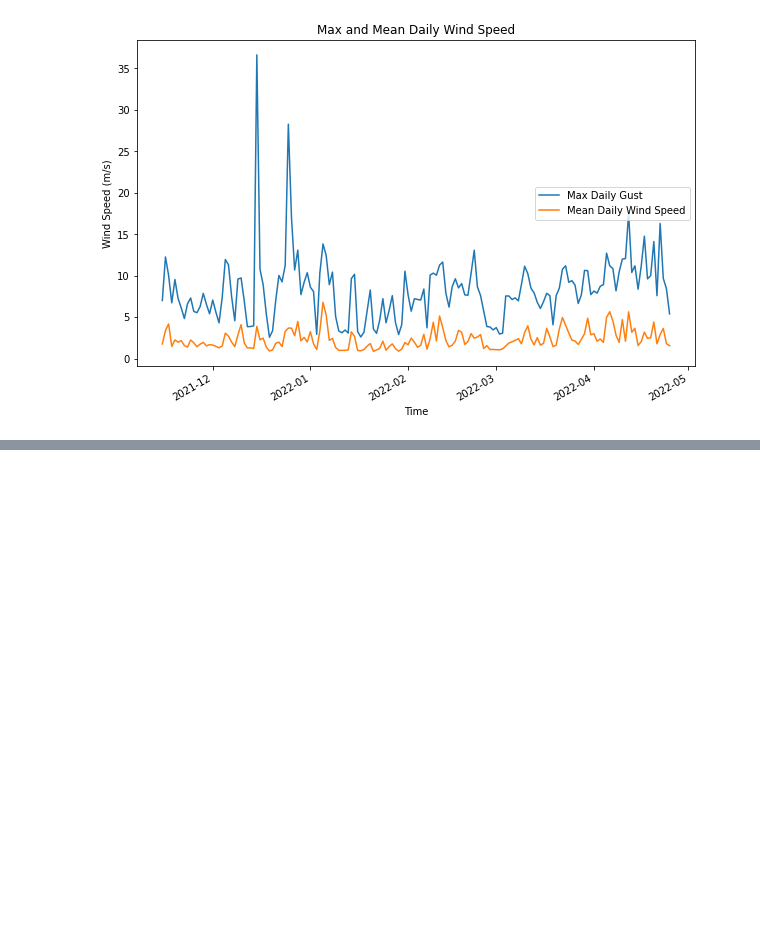
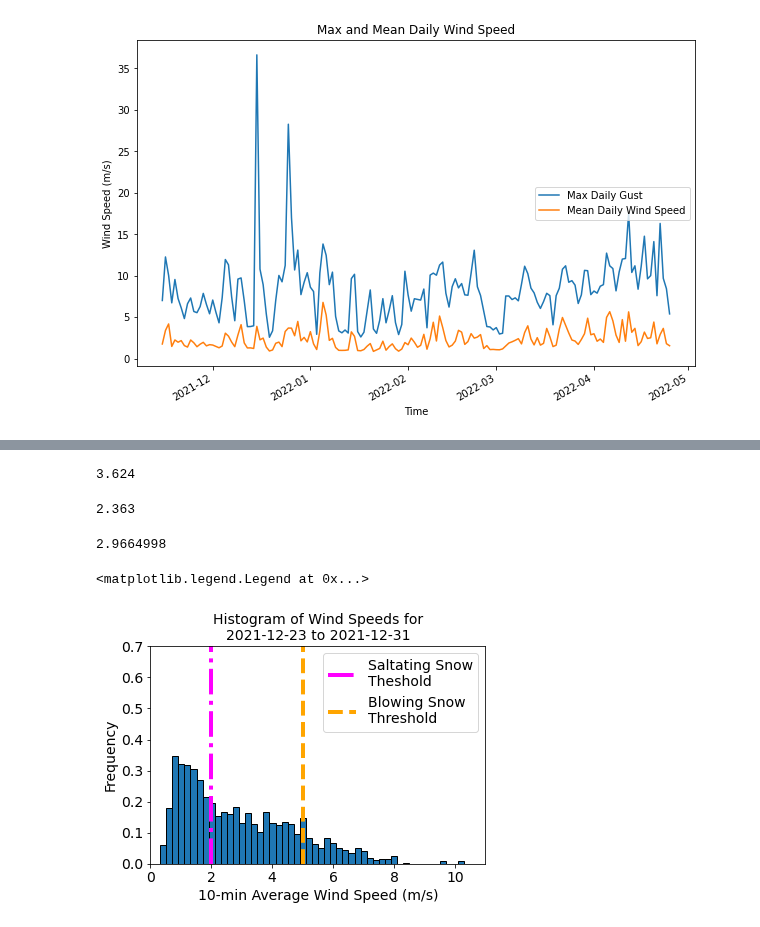
Before and after one commit to dlhogan97/Spring-Precipitation-Effect-CO-River, a Jupyter notebook: notebooks/SAIL_notebooks/SAIL_winds.ipynb, the cells around one changed output, grey strips where cells are left out. Cells and saved outputs as stored; diff of their text form; code cells hidden in the pictures; blank space fills up the shorter version.

```diff
--- a/notebooks/SAIL_notebooks/SAIL_winds.ipynb
+++ b/notebooks/SAIL_notebooks/SAIL_winds.ipynb
@@ -172,3 +152,8 @@ ax.legend(loc='center right')
 # %% [output]
 <matplotlib.legend.Legend at 0x...>
 [figure]
+# %%
+met_df_10min = met_ds.where(met_ds.qc_wspd_arith_mean==0)['wspd_arith_mean'].to_dataframe().resample('10min').max()
+vals = [xr.DataArray(data=met_df_10min[c], dims=['time'], coords={'time':met_df_10min.index}, attrs=met_df_10min[c].attrs) for c in met_df_10min.columns]
+met_ds_10min = xr.Dataset(dict(zip(met_df_10min.columns,vals)), attrs=met_ds.wspd_arith_mean.attrs)
+met_ds_10min
@@ -174,0 +174,33 @@ ax.legend(loc='center right')
+# %%
+np.nanmedian(met_ds_10min.sel(time=slice('2021-12-22','2021-12-31')).to_array())
+# %% [output]
+3.624
+# %%
+np.nanmedian(met_ds_10min.sel(time=slice('2022-01-01','2022-01-04')).to_array())
+# %% [output]
+2.363
+# %%
+np.nanmedian(met_ds_10min.sel(time=slice('2022-02-10','2022-02-14')).to_array())
+# %% [output]
+2.9664998
+# %%
+# Historgrams of blowing snow conditions during different periods
+fig, ax = plt.subplots()
+start = '2021-12-23'
+end = '2021-12-31'
+met_ds_10min.sel(time=slice(start,end))['wspd_arith_mean'].plot.hist(bins=50, ax=ax, density=True, edgecolor='k')
+
+ax.axvline(2,label='Saltating Snow\nTheshold', color='magenta', lw=4, ls='-.')
+ax.axvline(5,label='Blowing Snow\nThreshold', color='orange', lw=4, ls='--')
+
+ax.set_ylim(0,0.7)
+ax.set_xlim(0,11)
+ax.set_title(f'Histogram of Wind Speeds for\n{start} to {end}', size=14)
+ax.set_ylabel('Frequency', size=14)
+ax.tick_params(axis='both',labelsize=14)
+ax.set_xlabel('10-min Average Wind Speed (m/s)', size=14)
+
+ax.legend(fontsize=14)
+# %% [output]
+<matplotlib.legend.Legend at 0x...>
+[figure, added]
```
Also changed, not shown: parts of 10 cells of this notebook, 3 other files.
